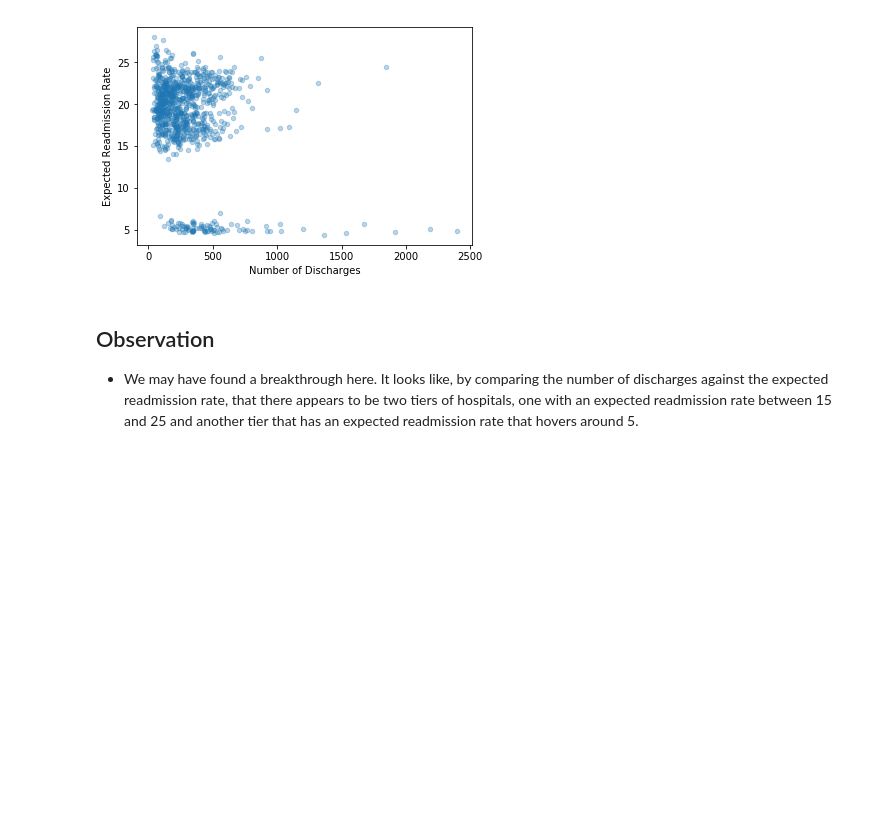
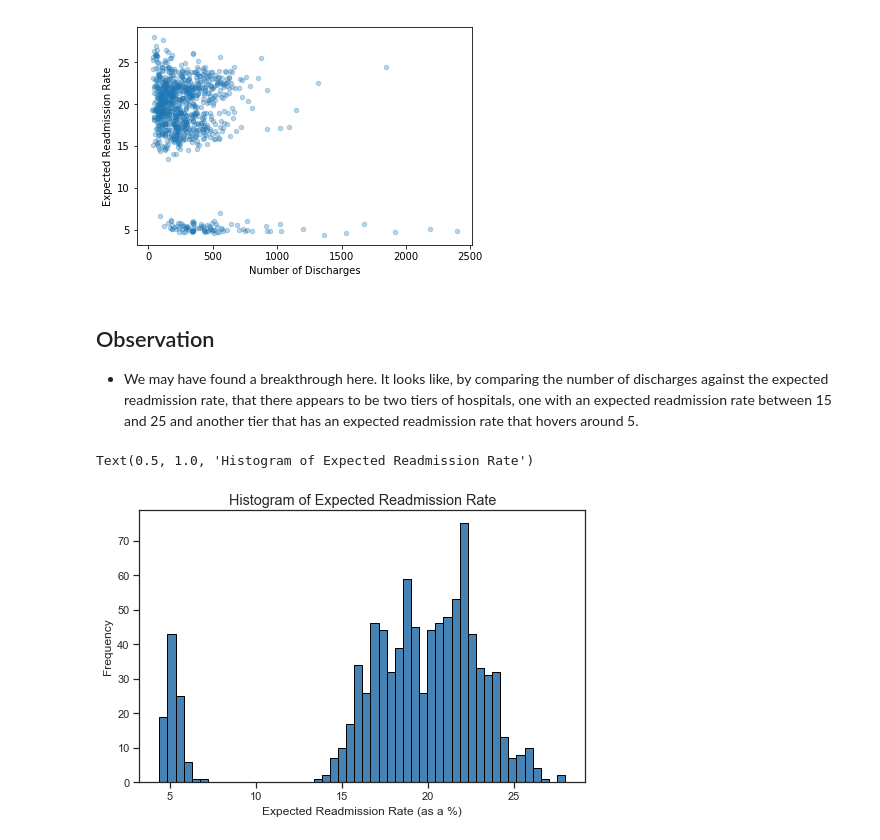
Before and after one commit to earny-joe/Springboard-DS-Portfolio, a Jupyter notebook: unit8/reduce-hospital-readmissions/hospital_readmit/sliderule_dsi_inferential_statistics_exercise_3.ipynb, the cells around one changed output. Drawn from its saved outputs; the diff is of its cells as text; code cells hidden in the pictures; blank space fills up the shorter version.

```diff
--- a/unit8/reduce-hospital-readmissions/hospital_readmit/sliderule_dsi_inferential_statistics_exercise_3.ipynb
+++ b/unit8/reduce-hospital-readmissions/hospital_readmit/sliderule_dsi_inferential_statistics_exercise_3.ipynb
@@ -302,3 +302,10 @@ ca_df.plot(x='Number of Discharges', y = 'Expected Readmission Rate', kind = 'sc
 ## Observation
 
 - We may have found a breakthrough here. It looks like, by comparing the number of discharges against the expected readmission rate, that there appears to be two tiers of hospitals, one with an expected readmission rate between 15 and 25 and another tier that has an expected readmission rate that hovers around 5.
+# %%
+read_rate_hist_ca = ca_df['Expected Readmission Rate'].plot(bins = 50, kind = 'hist', color = 'steelblue', edgecolor = 'black', figsize=(8,5))
+read_rate_hist_ca.set_xlabel('Expected Readmission Rate (as a %)')
+read_rate_hist_ca.set_title('Histogram of Expected Readmission Rate', fontsize = 'large')
+# %% [output]
+Text(0.5, 1.0, 'Histogram of Expected Readmission Rate')
+[figure, added]
```
Also changed, not shown: parts of 20 cells of this notebook.
